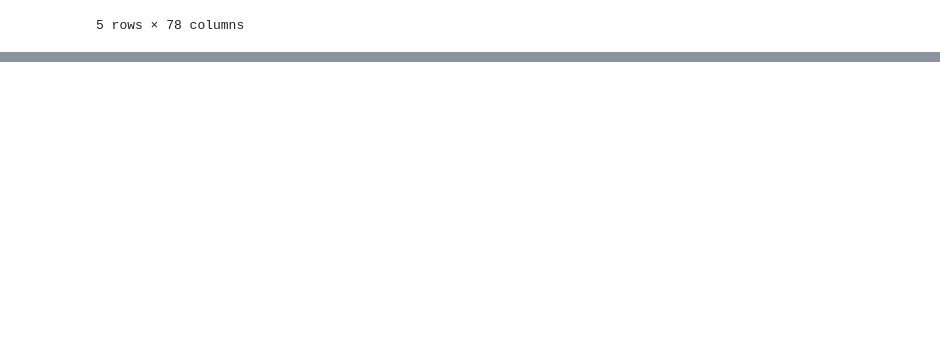
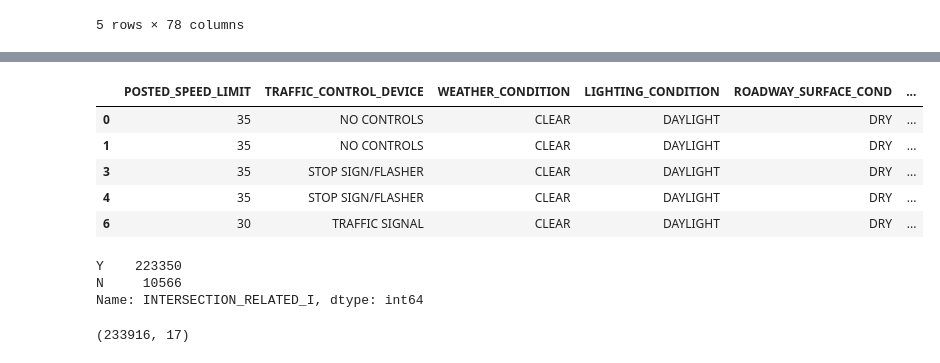
Before and after one commit to jojodeleon/Chicago_car_crashes, a Jupyter notebook: EDA2.ipynb, the cells around one changed output, grey strips where cells are left out. Cells and saved outputs as stored; diff of their text form; code cells hidden in the pictures; blank space fills up the shorter version.

```diff
--- a/EDA2.ipynb
+++ b/EDA2.ipynb
@@ -1,9 +1,10 @@
 # %%
 import pandas as pd
 
-data = pd.read_csv('ChiTrafCrash')
-people = pd.read_csv('ChiPeopCrash')
+data = pd.read_csv('ChiTrafCrash', low_memory=False)
+people = pd.read_csv('ChiPeopCrash', low_memory=False)
 
+#merge two datasets on the column CRASH_RECORD_ID
 all_df = pd.merge(data, people, on='CRASH_RECORD_ID')
 all_df.head()
 # %% [output]
@@ -15,6 +16,7 @@ all_df.head()
 | 4 | 009e9e67203442370272e1a13d6ee51a4... | JA329216 | NaN | 06/30/2017 04:00:00 PM | 35 | STOP SIGN/FLASHER | ... |
 5 rows × 78 columns
 # %%
+#drop irrelevant columns
 drop_cols = ['CRASH_RECORD_ID','RD_NO_x', 'CRASH_DATE_EST_I', 'BEAT_OF_OCCURRENCE', 'DATE_POLICE_NOTIFIED',
              'REPORT_TYPE', 'DAMAGE', 'PHOTOS_TAKEN_I', 'STATEMENTS_TAKEN_I', 'MOST_SEVERE_INJURY',
              'INJURIES_TOTAL', 'INJURIES_FATAL', 'INJURIES_INCAPACITATING', 'INJURIES_NON_INCAPACITATING',
@@ -26,7 +28,7 @@ drop_cols = ['CRASH_RECORD_ID','RD_NO_x', 'CRASH_DATE_EST_I', 'BEAT_OF_OCCURRENC
              'BAC_RESULT VALUE', 'CELL_PHONE_USE', 'CRASH_DATE_x', 'DOORING_I', 'NOT_RIGHT_OF_WAY_I',
              'HIT_AND_RUN_I', 'SEC_CONTRIBUTORY_CAUSE', 'WORK_ZONE_I', 'SEAT_NO', 'FIRST_CRASH_TYPE',
              'TRAFFICWAY_TYPE', 'CRASH_TYPE', 'NUM_UNITS', 'LOCATION', 'BAC_RESULT', 'DRIVER_ACTION',
-             'DRIVER_VISION']
+             'DRIVER_VISION', 'DRIVERS_LICENSE_CLASS']
 
 all_df.drop(drop_cols, axis=1, inplace=True)
 all_df
@@ -46,0 +49,6 @@ all_df
+# %%
+#drop rows where the accident is not from a car driver
+all_df.drop(all_df.loc[all_df['PERSON_TYPE'] != 'DRIVER'].index, inplace=True)
+#drop column PERSON_TYPE as only needed to determine all records were from car drivers
+all_df.drop('PERSON_TYPE', axis=1, inplace=True)
+all_df.info()
@@ -46,0 +218,37 @@ all_df
+# %%
+#apply functions to appropriate columns
+all_df.POSTED_SPEED_LIMIT = all_df.POSTED_SPEED_LIMIT.apply(speed_limit)
+all_df.TRAFFIC_CONTROL_DEVICE = all_df.TRAFFIC_CONTROL_DEVICE.apply(traffic_device)
+all_df.WEATHER_CONDITION = all_df.WEATHER_CONDITION.apply(weather)
+all_df.ROAD_DEFECT = all_df.ROAD_DEFECT.apply(defects)
+all_df.CRASH_HOUR = all_df.CRASH_HOUR.apply(time)
+all_df.AGE = all_df.AGE.apply(age_range)
+all_df.SAFETY_EQUIPMENT = all_df.SAFETY_EQUIPMENT.apply(safety)
+all_df.ROADWAY_SURFACE_COND = all_df.ROADWAY_SURFACE_COND.apply(road_surface)
+all_df.PHYSICAL_CONDITION = all_df.PHYSICAL_CONDITION.apply(phys_cond)
+all_df.PRIM_CONTRIBUTORY_CAUSE = all_df.PRIM_CONTRIBUTORY_CAUSE.apply(primary)
+
+
+names = list(all_df.STREET_NAME.value_counts().sort_values()[1518:].index)
+all_df.STREET_NAME = all_df.STREET_NAME.apply(street_acc)
+
+all_df.head()
+# %% [output]
+|  | POSTED_SPEED_LIMIT | TRAFFIC_CONTROL_DEVICE | WEATHER_CONDITION | LIGHTING_CONDITION | ROADWAY_SURFACE_COND | ... |
+| 0 | 35 | NO CONTROLS | CLEAR | DAYLIGHT | DRY | ... |
+| 1 | 35 | NO CONTROLS | CLEAR | DAYLIGHT | DRY | ... |
+| 3 | 35 | STOP SIGN/FLASHER | CLEAR | DAYLIGHT | DRY | ... |
+| 4 | 35 | STOP SIGN/FLASHER | CLEAR | DAYLIGHT | DRY | ... |
+| 6 | 30 | TRAFFIC SIGNAL | CLEAR | DAYLIGHT | DRY | ... |
+# %%
+all_df.INTERSECTION_RELATED_I.value_counts()
+# %% [output]
+Y    223350
+N     10566
+Name: INTERSECTION_RELATED_I, dtype: int64
+# %%
+#drop rows with NaN in the INTERSECTION_RELATED_I column
+all_df = all_df[all_df.INTERSECTION_RELATED_I.notna()]
+all_df.shape
+# %% [output]
+(233916, 17)
```
Also changed, not shown: parts of 17 cells of this notebook.
